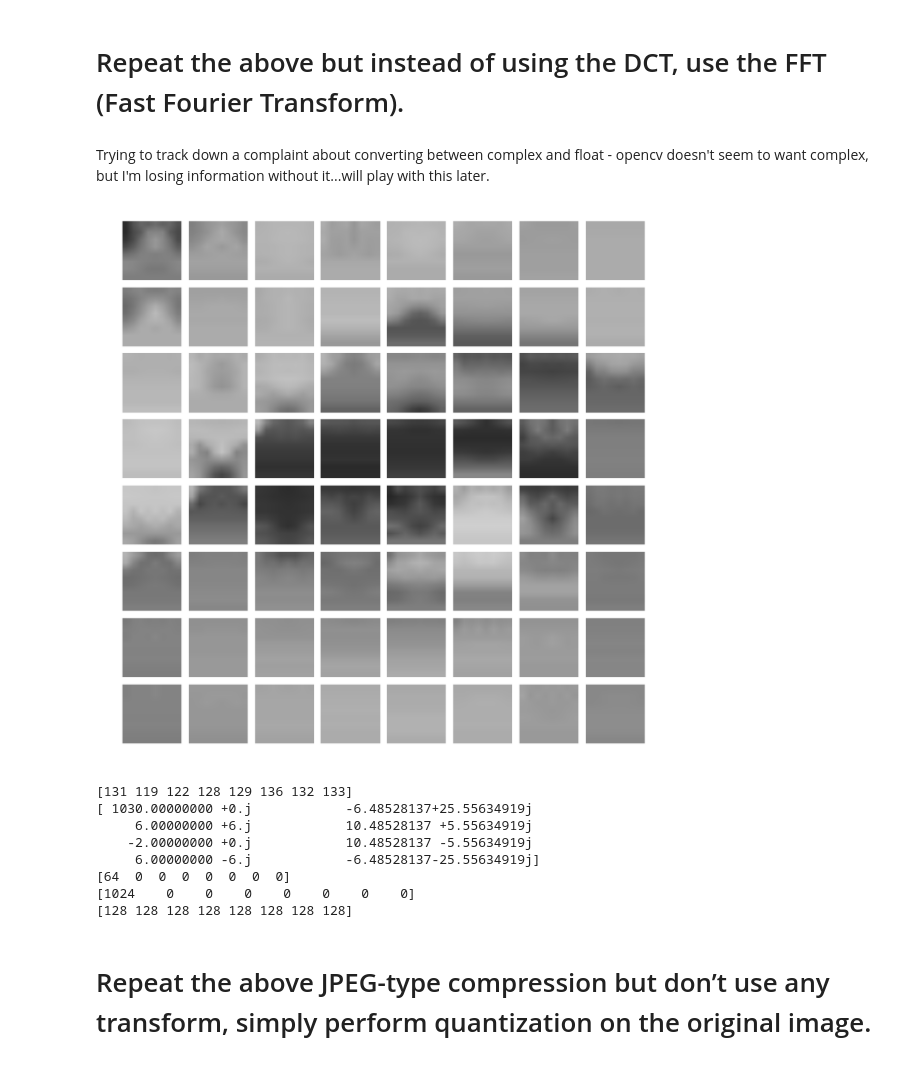
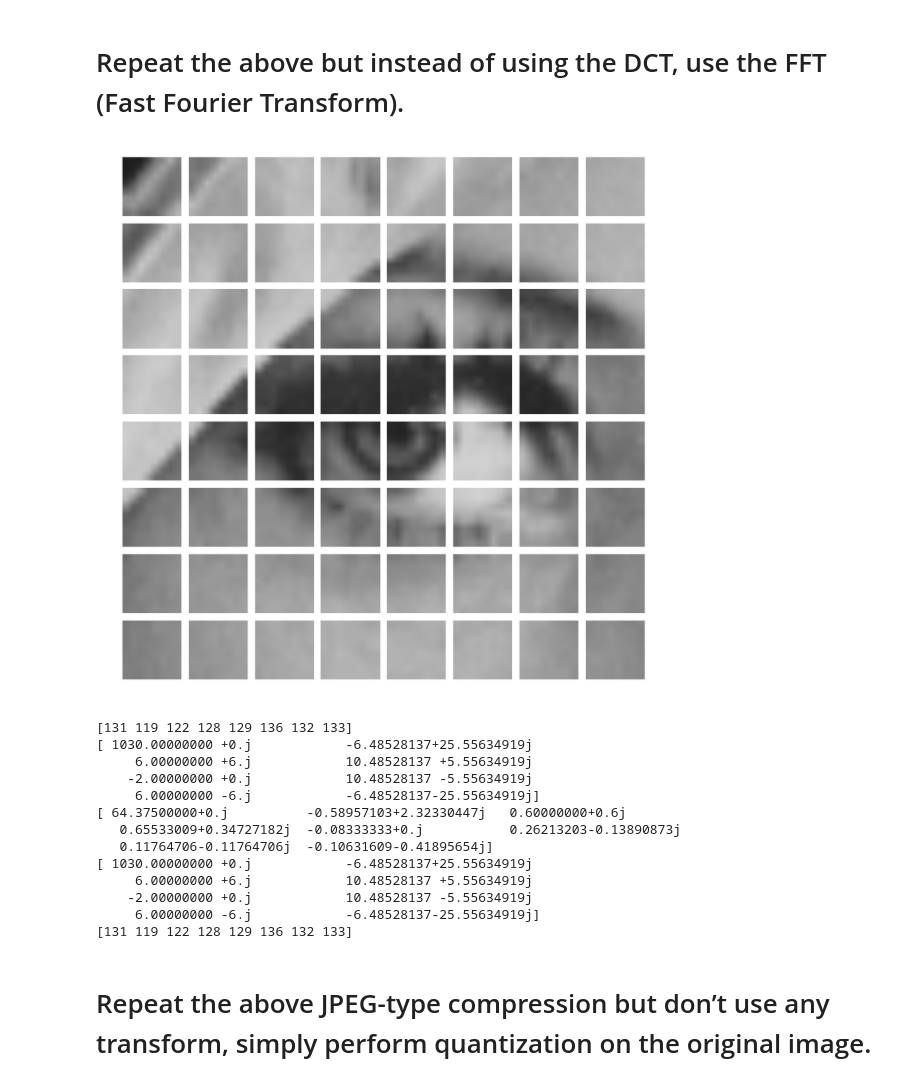
Before and after one commit to robertoneil/coursera_images, a Jupyter notebook: Week2_Part1.ipynb, the cells around one changed output. Cells and saved outputs as stored; diff of their text form; code cells hidden in the pictures.

Commit message:
Fixed FFT example
Leave as complex numbers.

```diff
--- a/Week2_Part1.ipynb
+++ b/Week2_Part1.ipynb
@@ -185,43 +185,39 @@ print inverted[4,7,0]
 [110 119 127 125 118 115 120 128]
 # %% [markdown]
 # Repeat the above but instead of using the DCT, use the FFT (Fast Fourier Transform).
-# %% [markdown]
-Trying to track down a complaint about converting between complex and float - opencv doesn't seem to want complex, but I'm losing information without it...will play with this later.
 # %%
 fft = np.empty_like(blocks).astype(np.complex)
 
 for r in range(h/block_size):
     for c in range(w/block_size):
         fft[r,c] = np.fft.fft(blocks[r,c])
         #cv2.dft(np.float32(blocks[r,c]))  #opencv wants 32 bit floats for dft
 
 quantized = np.empty_like(fft)
 
 for r in range(h/block_size):
     for c in range(w/block_size):
         quantized[r,c] = fft[r,c]/normalization
-
-quantized = quantized.astype(np.int)
 
 inverted = np.empty_like(quantized).astype(np.complex)
 
 for r in range(h/block_size):
     for c in range(w/block_size):
         inverted[r,c] = np.fft.ifft(quantized[r,c]*normalization)
         #cv2.idft(np.float32(quantized[r,c]*normalization))  #invert quantization and dft
 
 inverted = inverted.astype(np.int)
 
 f, axarr = plt.subplots(h/block_size, w/block_size)
 f.subplots_adjust(left=None, bottom=None, right=None, top=None, wspace=.01, hspace=.01)
 
 for r in range(h/block_size):
     for c in range(w/block_size):
         axarr[r,c].imshow(inverted[r,c],vmin=0, vmax=255)
         axarr[r,c].axis('equal')
         axarr[r,c].axis('off')
 # %% [output]
-[figure, old version]
+[figure, new version]
 # %%
 #An example showing the movement of values from image -> dct -> quantized -> invert_quantiziation -> invert_dct
 print blocks[6,7,0]
@@ -235,9 +231,14 @@ print inverted[6,7,0]
      6.00000000 +6.j            10.48528137 +5.55634919j
     -2.00000000 +0.j            10.48528137 -5.55634919j
      6.00000000 -6.j            -6.48528137-25.55634919j]
-[64  0  0  0  0  0  0  0]
-[1024    0    0    0    0    0    0    0]
-[128 128 128 128 128 128 128 128]
+[ 64.37500000+0.j          -0.58957103+2.32330447j   0.60000000+0.6j
+   0.65533009+0.34727182j  -0.08333333+0.j           0.26213203-0.13890873j
+   0.11764706-0.11764706j  -0.10631609-0.41895654j]
+[ 1030.00000000 +0.j            -6.48528137+25.55634919j
+     6.00000000 +6.j            10.48528137 +5.55634919j
+    -2.00000000 +0.j            10.48528137 -5.55634919j
+     6.00000000 -6.j            -6.48528137-25.55634919j]
+[131 119 122 128 129 136 132 133]
 # %% [markdown]
 # Repeat the above JPEG-type compression but don’t use any transform, simply perform quantization on the original image.
 # %%
```
